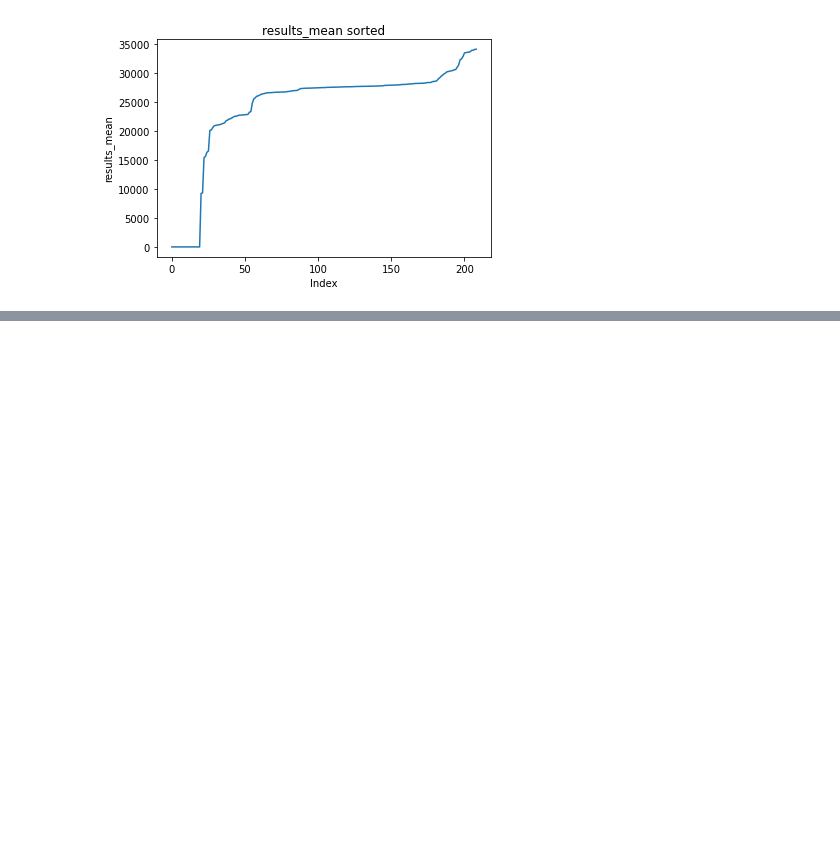
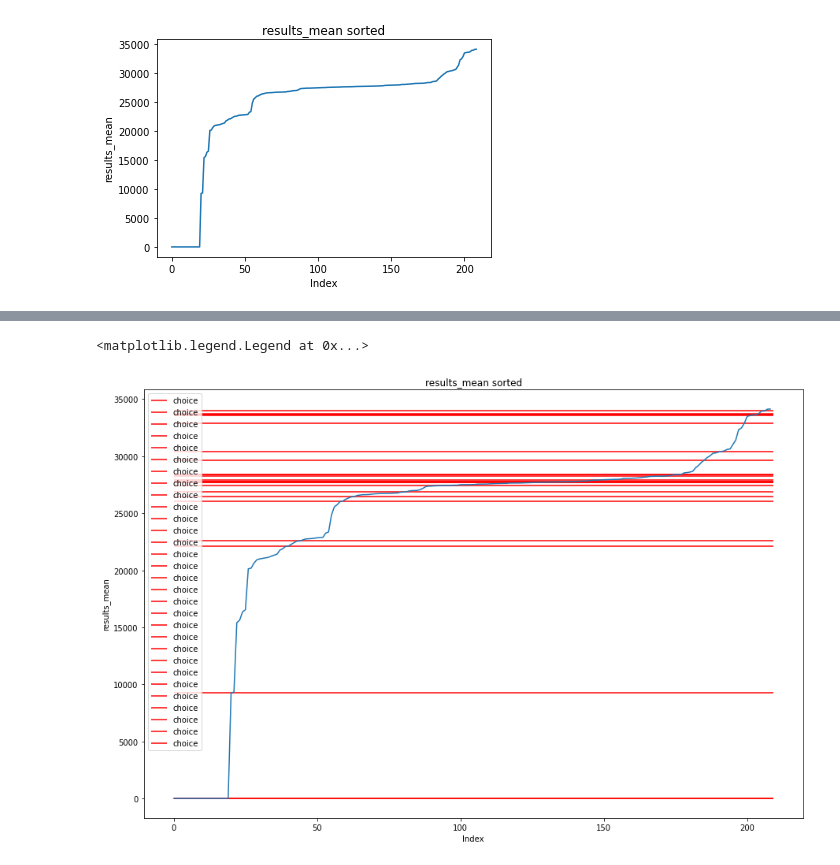
Before and after one commit to TreeinRandomForest/linux-tuning, a Jupyter notebook: iperf3/Bayesian Optimization for iperf3 .ipynb, the cells around one changed output, grey strips where cells are left out. Saved outputs shown, nothing was run; the diff lists cells and outputs as text; code cells hidden in the pictures; blank space fills up the shorter version.

Commit message:
adding more plots

```diff
--- a/iperf3/Bayesian Optimization for iperf3 .ipynb
+++ b/iperf3/Bayesian Optimization for iperf3 .ipynb
@@ -264,0 +254,50 @@ render(trace_plot)
+# %%
+obj_vals = np.array([[trial.objective_mean for trial in exp.trials.values()]])
+param_vals = [(trial.arm.parameters['net.ipv4.tcp_rmem max'], trial.arm.parameters['net.ipv4.tcp_wmem max'])
+              for trial in exp.trials.values()]
+true_optimum = df3['results_mean'].max()
+
+trace_plot = optimization_trace_single_method(y=np.maximum.accumulate(obj_vals, axis=1),
+                                              optimum=true_optimum,
+                                              title='Maximum objective value so far',
+                                              ylabel='results_mean')
+
+#render(trace_plot)
+
+
+trace_plot = optimization_trace_single_method(y=obj_vals,
+                                              optimum=true_optimum,
+                                              title='Objective value',
+                                              ylabel='results_mean')
+
+#render(trace_plot)
+
+#alternate plot
+'''
+fig = plt.figure(figsize=(15,10))
+plt.plot(obj_vals[0], 'p-', label='choices')
+for idx in range(len(obj_vals[0])):
+    text = param_vals[idx]
+
+    plt.text(idx, obj_vals[0][idx], f'({text[0]/1000.}K, {text[1]/1000}K)', rotation=45)
+
+plt.hlines(true_optimum, 0, len(obj_vals[0]), color='r', label='true max')
+plt.xlabel('Trial Number')
+plt.ylabel('Objective')
+plt.title(f'Sequence of decisions: diff = {(np.max(obj_vals[0]) - true_optimum)/true_optimum:.3f}%')
+plt.legend()
+plt.savefig('sequence.png')
+'''
+
+fig = plt.figure(figsize=(15,10))
+plt.plot(np.array(df3.sort_values(by='results_mean')['results_mean']))
+for val in obj_vals[0]:
+    plt.hlines(val, 0, df3.shape[0], color='r', label='choice')
+
+plt.xlabel("Index")
+plt.ylabel("results_mean")
+plt.title("results_mean sorted")
+plt.legend()
+# %% [output]
+<matplotlib.legend.Legend at 0x...>
+[figure, added]
```
Also changed, not shown: parts of 3 cells of this notebook.
